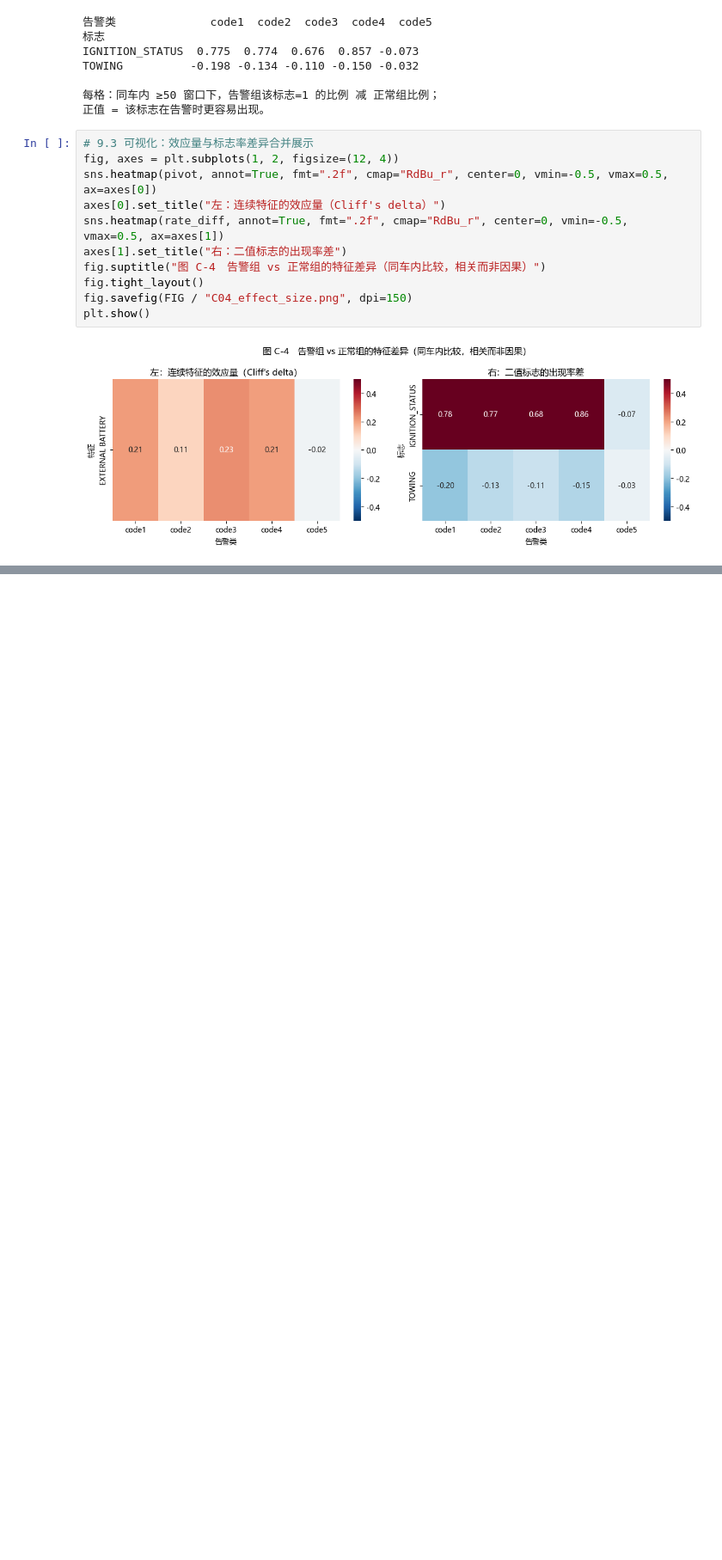
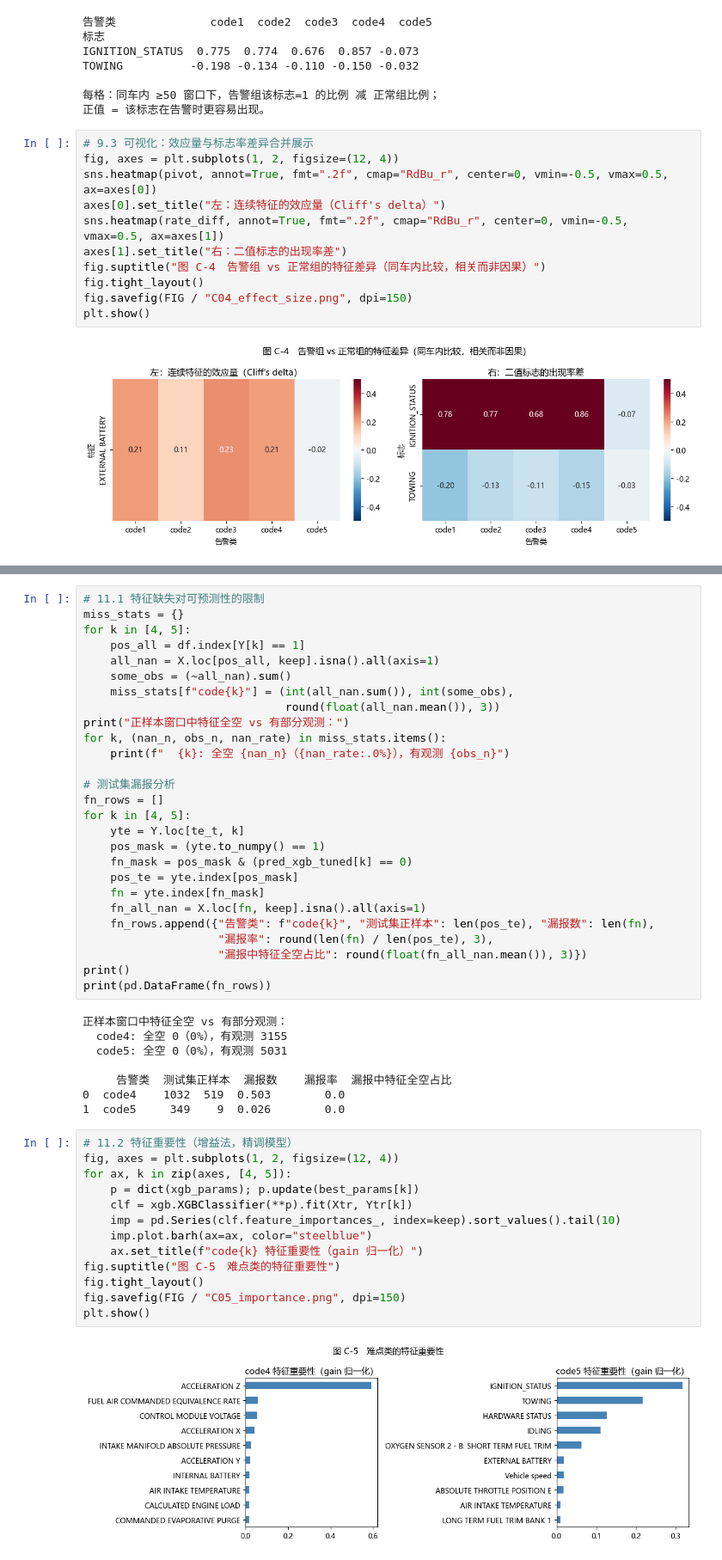
Before and after one commit to asr000/vehicle-iot-analysis, a Jupyter notebook: C_alarm_analysis.ipynb, the cells around one changed output, grey strips where cells are left out. Shown at 86% size. Cells and saved outputs as stored; diff of their text form; blank space fills up the shorter version.

```diff
--- a/C_alarm_analysis.ipynb
+++ b/C_alarm_analysis.ipynb
@@ -547,0 +606,50 @@ plt.show()
+# %%
+# 11.1 特征缺失对可预测性的限制
+miss_stats = {}
+for k in [4, 5]:
+    pos_all = df.index[Y[k] == 1]
+    all_nan = X.loc[pos_all, keep].isna().all(axis=1)
+    some_obs = (~all_nan).sum()
+    miss_stats[f"code{k}"] = (int(all_nan.sum()), int(some_obs),
+                              round(float(all_nan.mean()), 3))
+print("正样本窗口中特征全空 vs 有部分观测：")
+for k, (nan_n, obs_n, nan_rate) in miss_stats.items():
+    print(f"  {k}: 全空 {nan_n}（{nan_rate:.0%}），有观测 {obs_n}")
+
+# 测试集漏报分析
+fn_rows = []
+for k in [4, 5]:
+    yte = Y.loc[te_t, k]
+    pos_mask = (yte.to_numpy() == 1)
+    fn_mask = pos_mask & (pred_xgb_tuned[k] == 0)
+    pos_te = yte.index[pos_mask]
+    fn = yte.index[fn_mask]
+    fn_all_nan = X.loc[fn, keep].isna().all(axis=1)
+    fn_rows.append({"告警类": f"code{k}", "测试集正样本": len(pos_te), "漏报数": len(fn),
+                    "漏报率": round(len(fn) / len(pos_te), 3),
+                    "漏报中特征全空占比": round(float(fn_all_nan.mean()), 3)})
+print()
+print(pd.DataFrame(fn_rows))
+# %% [output]
+正样本窗口中特征全空 vs 有部分观测：
+  code4: 全空 0（0%），有观测 3155
+  code5: 全空 0（0%），有观测 5031
+
+     告警类  测试集正样本  漏报数    漏报率  漏报中特征全空占比
+0  code4    1032  519  0.503        0.0
+1  code5     349    9  0.026        0.0
+# %%
+# 11.2 特征重要性（增益法，精调模型）
+fig, axes = plt.subplots(1, 2, figsize=(12, 4))
+for ax, k in zip(axes, [4, 5]):
+    p = dict(xgb_params); p.update(best_params[k])
+    clf = xgb.XGBClassifier(**p).fit(Xtr, Ytr[k])
+    imp = pd.Series(clf.feature_importances_, index=keep).sort_values().tail(10)
+    imp.plot.barh(ax=ax, color="steelblue")
+    ax.set_title(f"code{k} 特征重要性（gain 归一化）")
+fig.suptitle("图 C-5　难点类的特征重要性")
+fig.tight_layout()
+fig.savefig(FIG / "C05_importance.png", dpi=150)
+plt.show()
+# %% [output]
+[figure, added]
```
Also changed, not shown: parts of 6 cells of this notebook, 2 other files.
